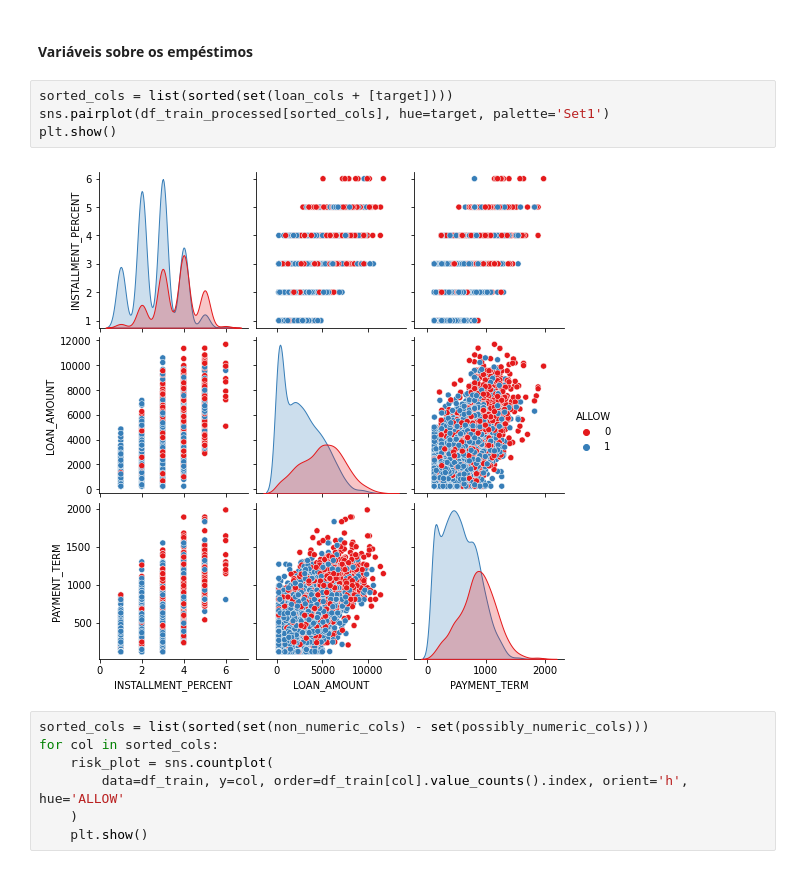
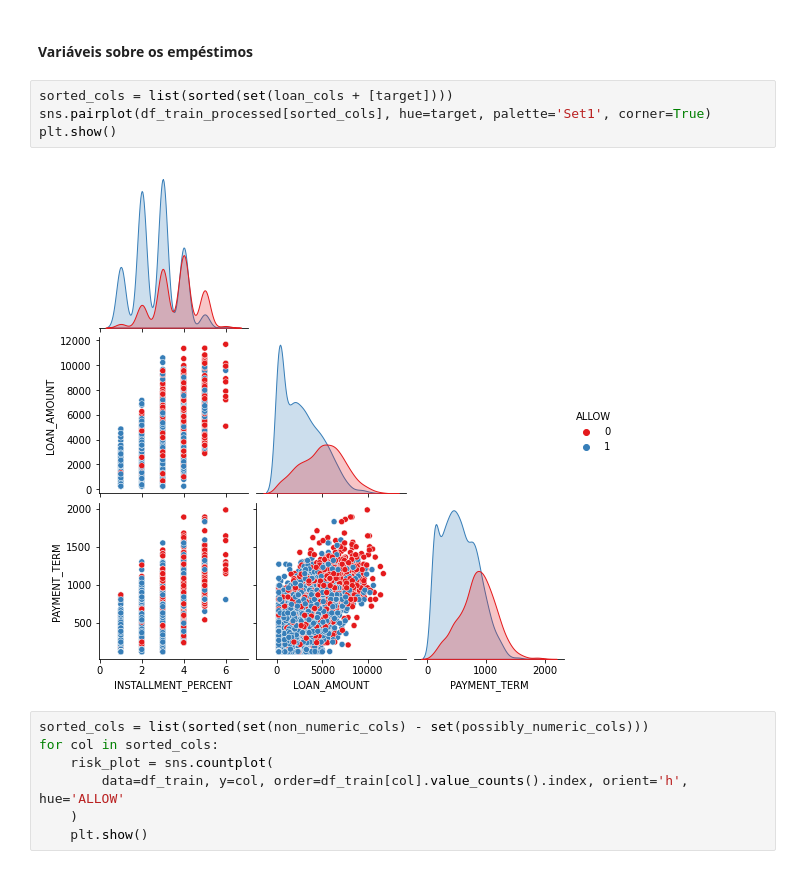
Before and after one commit to he7d3r/maratona-behind-the-code-2021, a Jupyter notebook: 1-bantotal/solução/notebook.ipynb, the cells around one changed output. Cells and saved outputs as stored; diff of their text form.

Commit message:
Restrict pair plots to the bottom-left corner

```diff
--- a/1-bantotal/solução/notebook.ipynb
+++ b/1-bantotal/solução/notebook.ipynb
@@ -267,10 +267,10 @@ plt.show()
 #### Variáveis sobre os empéstimos
 # %%
 sorted_cols = list(sorted(set(loan_cols + [target])))
-sns.pairplot(df_train_processed[sorted_cols], hue=target, palette='Set1')
+sns.pairplot(df_train_processed[sorted_cols], hue=target, palette='Set1', corner=True)
 plt.show()
 # %% [output]
-[figure, old version]
+[figure, new version]
 # %%
 sorted_cols = list(sorted(set(non_numeric_cols) - set(possibly_numeric_cols)))
 for col in sorted_cols:
```
Also changed, not shown: parts of 2 cells of this notebook.
